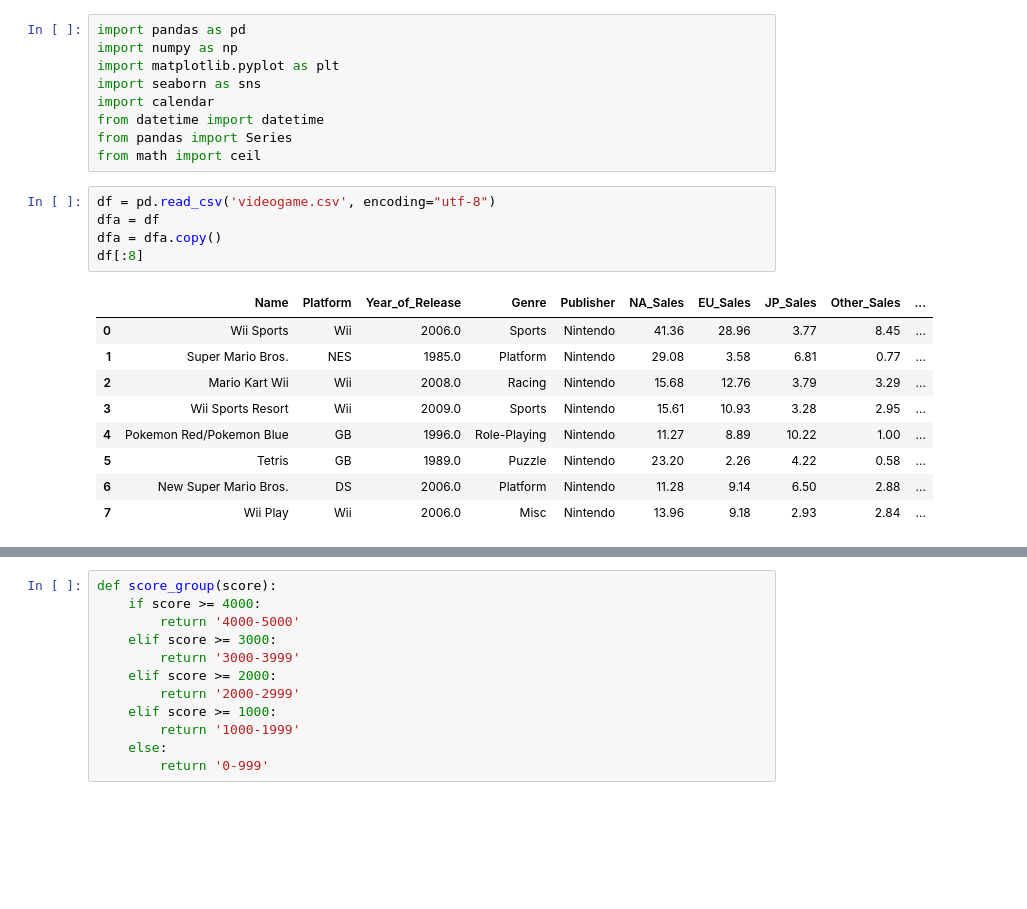
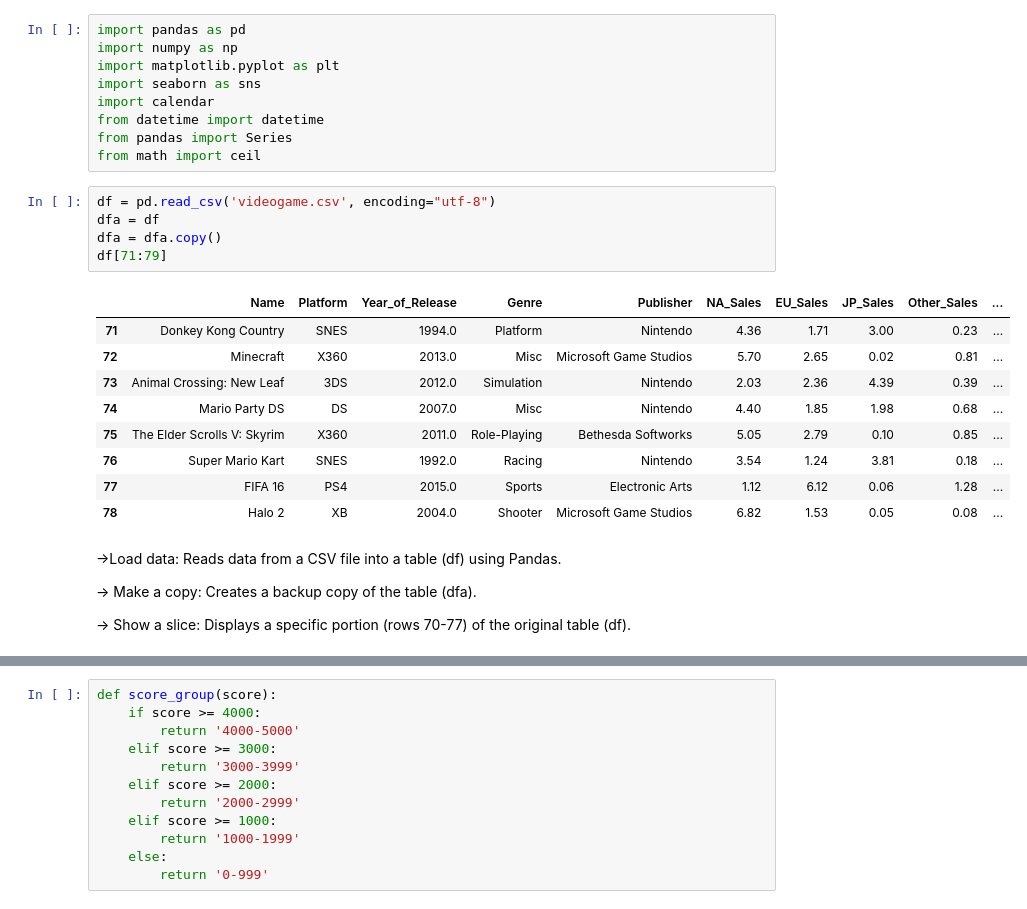
Before and after one commit to Deepthiezio/GamePredictiom, a Jupyter notebook: GamePrediction.ipynb, the cells around one changed output, grey strips where cells are left out. Cells and saved outputs as stored; diff of their text form; blank space fills up the shorter version.

```diff
--- a/GamePrediction.ipynb
+++ b/GamePrediction.ipynb
@@ -12,15 +29,21 @@ from math import ceil
 # %%
 df = pd.read_csv('videogame.csv', encoding="utf-8")
 dfa = df
 dfa = dfa.copy()
-df[:8]
+df[71:79]
 # %% [output]
 |  | Name | Platform | Year_of_Release | Genre | Publisher | NA_Sales | EU_Sales | JP_Sales | Other_Sales | ... |
-| 0 | Wii Sports | Wii | 2006.0 | Sports | Nintendo | 41.36 | 28.96 | 3.77 | 8.45 | ... |
-| 1 | Super Mario Bros. | NES | 1985.0 | Platform | Nintendo | 29.08 | 3.58 | 6.81 | 0.77 | ... |
-| 2 | Mario Kart Wii | Wii | 2008.0 | Racing | Nintendo | 15.68 | 12.76 | 3.79 | 3.29 | ... |
-| 3 | Wii Sports Resort | Wii | 2009.0 | Sports | Nintendo | 15.61 | 10.93 | 3.28 | 2.95 | ... |
-| 4 | Pokemon Red/Pokemon Blue | GB | 1996.0 | Role-Playing | Nintendo | 11.27 | 8.89 | 10.22 | 1.00 | ... |
-| 5 | Tetris | GB | 1989.0 | Puzzle | Nintendo | 23.20 | 2.26 | 4.22 | 0.58 | ... |
-| 6 | New Super Mario Bros. | DS | 2006.0 | Platform | Nintendo | 11.28 | 9.14 | 6.50 | 2.88 | ... |
-| 7 | Wii Play | Wii | 2006.0 | Misc | Nintendo | 13.96 | 9.18 | 2.93 | 2.84 | ... |
+| 71 | Donkey Kong Country | SNES | 1994.0 | Platform | Nintendo | 4.36 | 1.71 | 3.00 | 0.23 | ... |
+| 72 | Minecraft | X360 | 2013.0 | Misc | Microsoft Game Studios | 5.70 | 2.65 | 0.02 | 0.81 | ... |
+| 73 | Animal Crossing: New Leaf | 3DS | 2012.0 | Simulation | Nintendo | 2.03 | 2.36 | 4.39 | 0.39 | ... |
+| 74 | Mario Party DS | DS | 2007.0 | Misc | Nintendo | 4.40 | 1.85 | 1.98 | 0.68 | ... |
+| 75 | The Elder Scrolls V: Skyrim | X360 | 2011.0 | Role-Playing | Bethesda Softworks | 5.05 | 2.79 | 0.10 | 0.85 | ... |
+| 76 | Super Mario Kart | SNES | 1992.0 | Racing | Nintendo | 3.54 | 1.24 | 3.81 | 0.18 | ... |
+| 77 | FIFA 16 | PS4 | 2015.0 | Sports | Electronic Arts | 1.12 | 6.12 | 0.06 | 1.28 | ... |
+| 78 | Halo 2 | XB | 2004.0 | Shooter | Microsoft Game Studios | 6.82 | 1.53 | 0.05 | 0.08 | ... |
+# %% [markdown]
+->Load data: Reads data from a CSV file into a table (df) using Pandas.
+
+->   Make a copy: Creates a backup copy of the table (dfa).
+
+-> Show a slice: Displays a specific portion (rows 70-77) of the original table (df).
```
Also changed, not shown: parts of 41 cells of this notebook.
